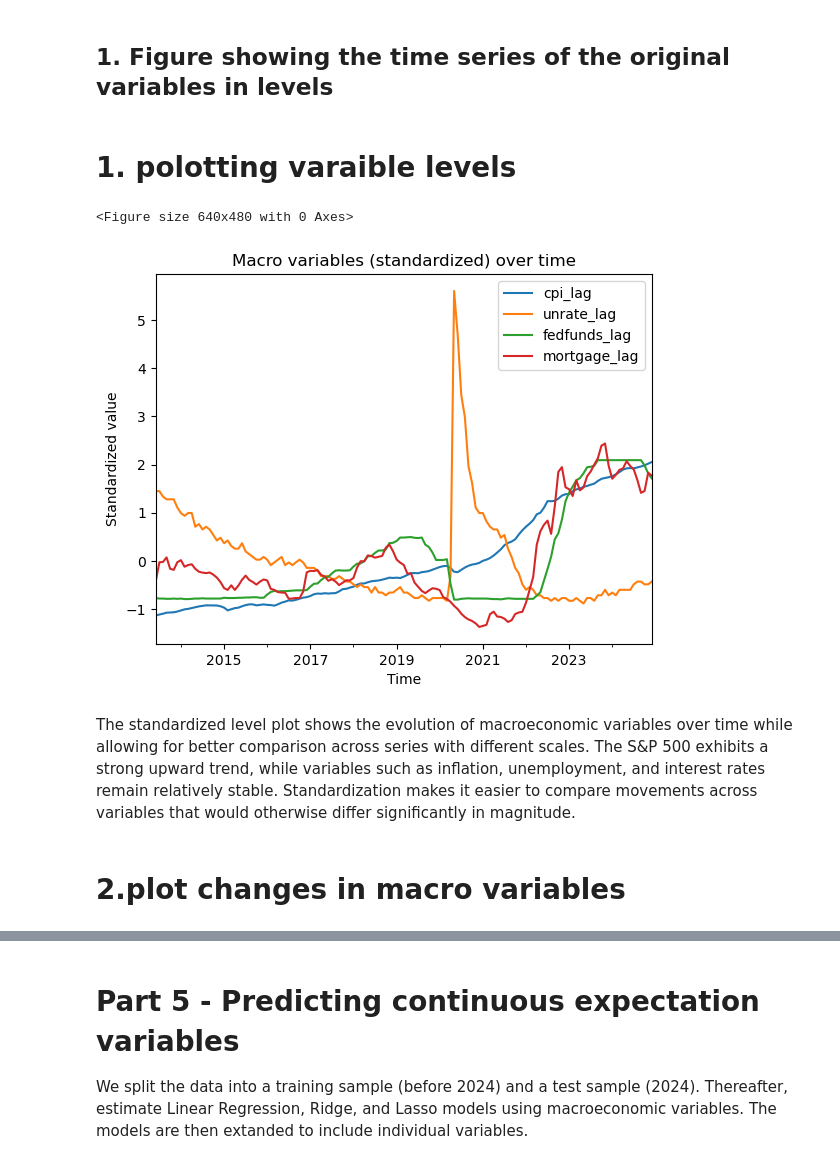
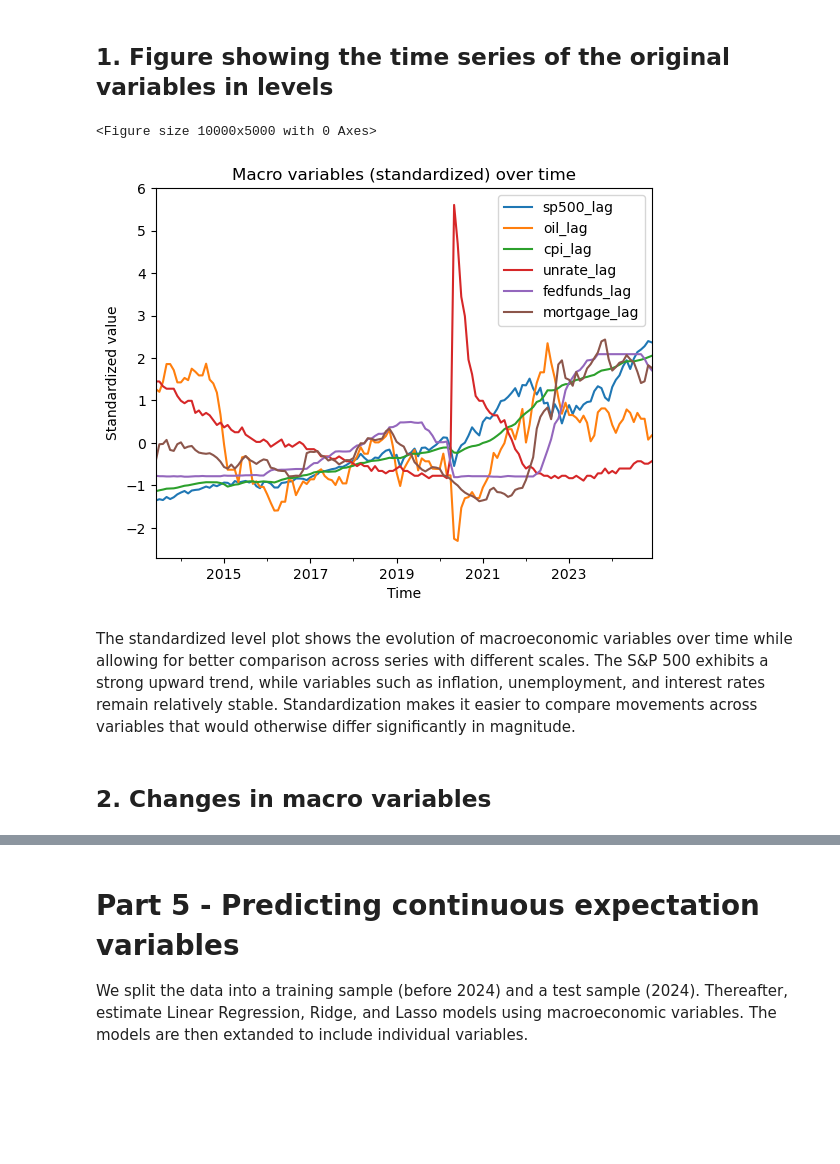
Before and after one commit to Minaslunde/FIE463-assignment2, a Jupyter notebook: data (1)/solution.ipynb, the cells around one changed output, grey strips where cells are left out. Drawn from its saved outputs; the diff is of its cells as text; code cells hidden in the pictures; blank space fills up the shorter version.

```diff
--- a/data (1)/solution.ipynb
+++ b/data (1)/solution.ipynb
@@ -89,6 +103,10 @@ Dropped 1777 observations (missing values)
 
 Winsorizing extreme values by keeping observations between the 1st and 99th percentiles
 # %%
+# before trimming
+before = len(df)
+
+# create mask (true/false)
 mask = pd.Series(True, index=df.index)
 
 for var in variables:
@@ -97,4 +115,12 @@ for var in variables:
 
     mask &= (df[var] > p1) & (df[var] < p99)
 
-df = df[mask]
+# apply mask
+df = df[mask].copy()
+
+# after trimming
+after = len(df)
+
+print(f"Observations before trimming: {before}")
+print(f"Observations after trimming: {after}")
+print(f"Dropped {before - after} observations (outliers)")
@@ -152,7 +183,7 @@ mortgage  = pd.read_csv("data/mortgage.csv")
 
 Yahoo Finance data contains extra header rows that we remove and FRED data is cleaned by renaming columns for consistency. Removing spaces and standardize lowercase. We then convert dates to datetime and then year-month, making us able to merge on month and not excact date. Also lagging the variables to ensure that only past information is usead to avoid look-ahead bias.
 # %%
-# cleaning yahoo
+## cleaning yahoo
 sp500 = sp500.iloc[:, [0, 4]]
 oil   = oil.iloc[:, [0, 4]]
 
@@ -163,4 +194,8 @@ oil   = oil.iloc[2:]
 # rename columns
 sp500.columns = ["date", "sp500"]
 oil.columns   = ["date", "oil"]
+
+# convert to numeric
+sp500["sp500"] = pd.to_numeric(sp500["sp500"], errors="coerce")
+oil["oil"]     = pd.to_numeric(oil["oil"], errors="coerce")
 # %%
@@ -226,8 +255,4 @@ cpi["cpi_lag"] = cpi["cpi"].shift(1)
 unrate["unrate_lag"] = unrate["unrate"].shift(1)
 fedfunds["fedfunds_lag"] = fedfunds["fedfunds"].shift(1)
 mortgage["mortgage_lag"] = mortgage["mortgage"].shift(1)
-# %%
-# prepare SCE data
-df["date"] = pd.to_datetime(df["date"])
-df["year_month"] = df["date"].dt.to_period("M")
 # %%
@@ -370,2 +376,0 @@ df_macro = df[(df["year_month"] >= start) & (df["year_month"] <= end)]
-# %% [markdown]
-# 1. polotting varaible levels
@@ -392,21 +377,22 @@ df_macro = df_macro.drop(columns=[
+# %%
+macro_vars = ["sp500_lag", "oil_lag", "cpi_lag", "unrate_lag", "fedfunds_lag", "mortgage_lag"]
+
+df_levels = df.groupby("year_month")[macro_vars].mean(numeric_only=True)
+
+# standardize to fit in one model
+df_levels_std = (df_levels - df_levels.mean()) / df_levels.std()
 # %%
-macro_vars = ["sp500_lag", "oil_lag", "cpi_lag", "unrate_lag", "fedfunds_lag", "mortgage_lag"]
-
-df_levels = df_macro.groupby("year_month")[macro_vars].mean(numeric_only=True)
-
-# Standardize for better comparison (important fix)
-df_levels_std = (df_levels - df_levels.mean()) / df_levels.std()
-
-plt.figure()
+# plot
+plt.figure(figsize=(100, 50))
 df_levels_std.plot()
 plt.title("Macro variables (standardized) over time")
 plt.xlabel("Time")
 plt.ylabel("Standardized value")
 plt.show()
 # %% [output]
-<Figure size 640x480 with 0 Axes>
+<Figure size 10000x5000 with 0 Axes>
-[figure, old version]
+[figure, new version]
 # %% [markdown]
 The standardized level plot shows the evolution of macroeconomic variables over time while allowing for better comparison across series with different scales. The S&P 500 exhibits a strong upward trend, while variables such as inflation, unemployment, and interest rates remain relatively stable. Standardization makes it easier to compare movements across variables that would otherwise differ significantly in magnitude.
 # %% [markdown]
-# 2.plot changes in macro variables
+## 2. Changes in macro variables
```
Also changed, not shown: parts of 109 cells of this notebook.
